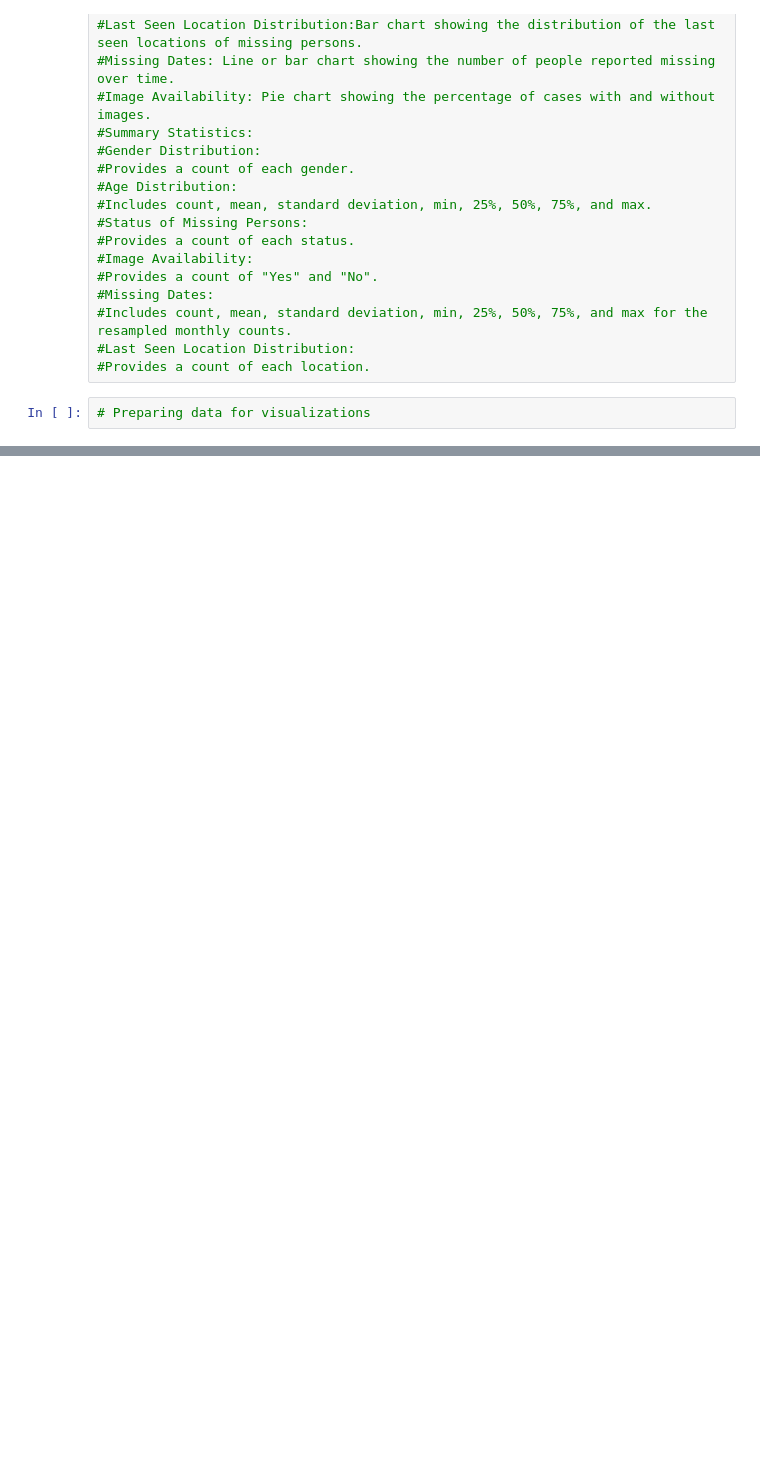
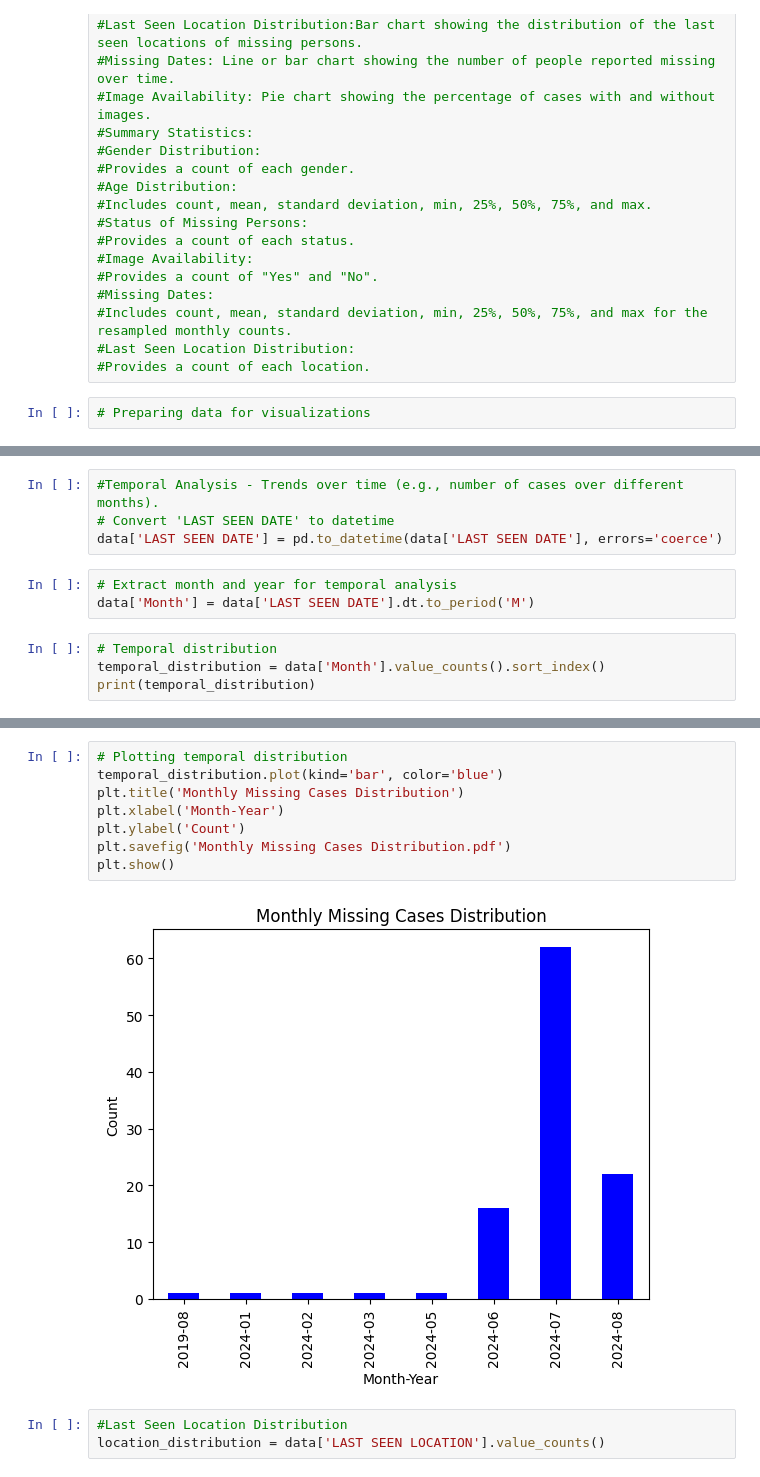
Before and after one commit to kumbi-the-peoples-baraza/Kumbi-Trace-Missing-Data-Analysis, a Jupyter notebook: Kumbi Trace Missing Data Analysis.ipynb, the cells around one changed output, grey strips where cells are left out. Drawn from its saved outputs; the diff is of its cells as text; blank space fills up the shorter version.

```diff
--- a/Kumbi Trace Missing Data Analysis.ipynb
+++ b/Kumbi Trace Missing Data Analysis.ipynb
@@ -250,0 +271,11 @@ Name: count, dtype: float64
+# %%
+#Temporal Analysis - Trends over time (e.g., number of cases over different months).
+# Convert 'LAST SEEN DATE' to datetime
+data['LAST SEEN DATE'] = pd.to_datetime(data['LAST SEEN DATE'], errors='coerce')
+# %%
+# Extract month and year for temporal analysis
+data['Month'] = data['LAST SEEN DATE'].dt.to_period('M')
+# %%
+# Temporal distribution
+temporal_distribution = data['Month'].value_counts().sort_index()
+print(temporal_distribution)
@@ -250,0 +293,13 @@ Name: count, dtype: float64
+# %%
+# Plotting temporal distribution
+temporal_distribution.plot(kind='bar', color='blue')
+plt.title('Monthly Missing Cases Distribution')
+plt.xlabel('Month-Year')
+plt.ylabel('Count')
+plt.savefig('Monthly Missing Cases Distribution.pdf')
+plt.show()
+# %% [output]
+[figure, added]
+# %%
+#Last Seen Location Distribution
+location_distribution = data['LAST SEEN LOCATION'].value_counts()
```
Also changed, not shown: parts of 55 cells of this notebook, 6 other files.
